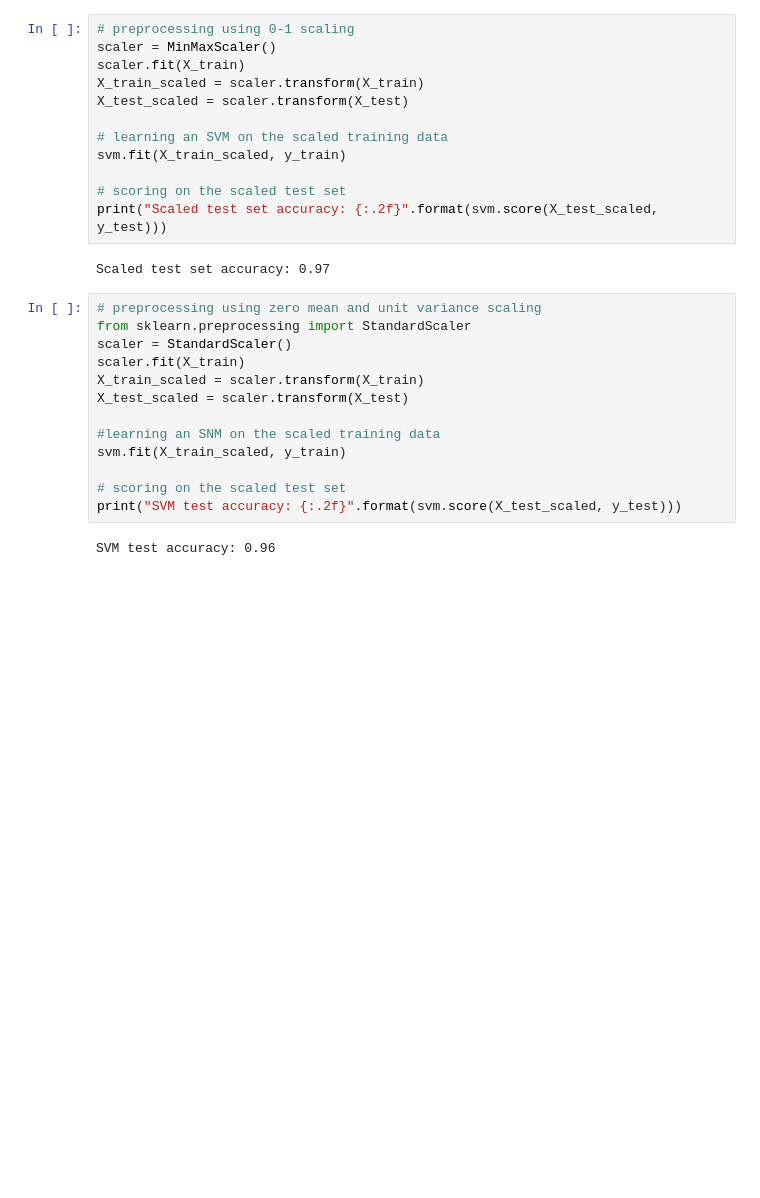
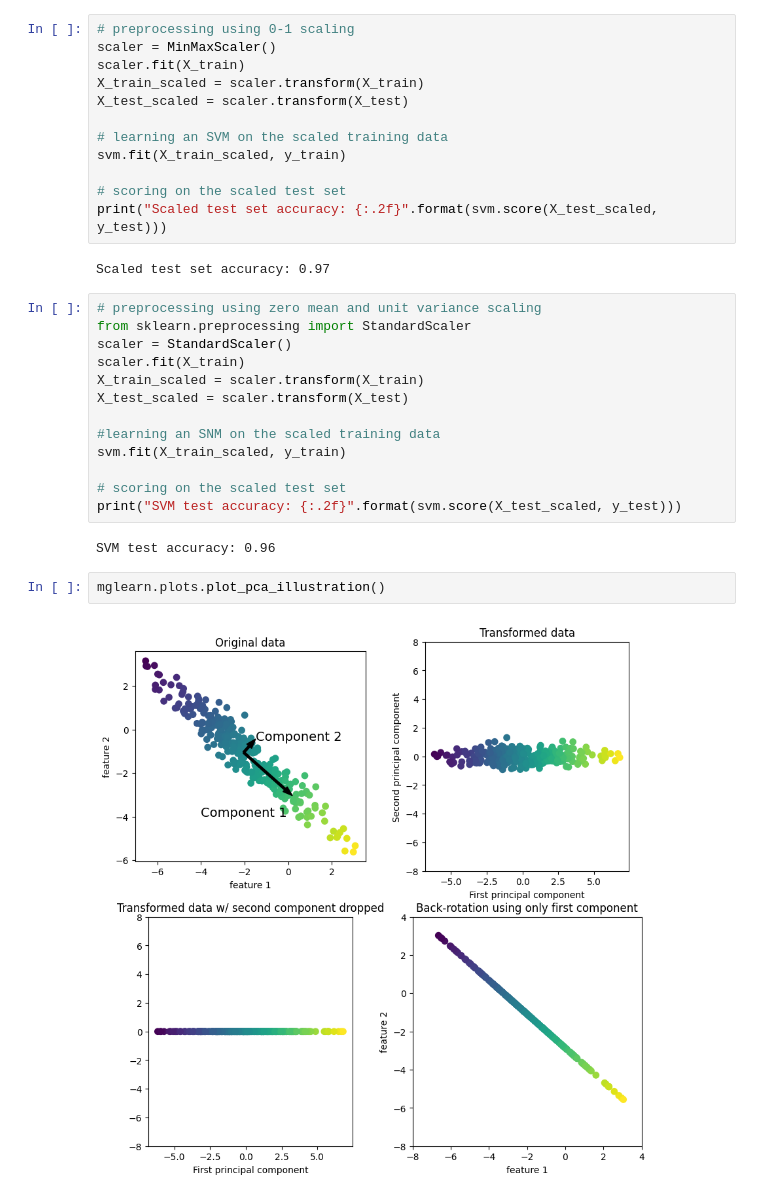
Before and after one commit to Youngsoo1024/Python_ML, a Jupyter notebook: Chap3/ch3_practice.ipynb, the cells around one changed output. Drawn from its saved outputs; the diff is of its cells as text; blank space fills up the shorter version.

```diff
--- a/Chap3/ch3_practice.ipynb
+++ b/Chap3/ch3_practice.ipynb
@@ -177,3 +177,7 @@ svm.fit(X_train_scaled, y_train)
 print("SVM test accuracy: {:.2f}".format(svm.score(X_test_scaled, y_test)))
 # %% [output]
 SVM test accuracy: 0.96
+# %%
+mglearn.plots.plot_pca_illustration()
+# %% [output]
+[figure, added]
```
Also changed, not shown: parts of 3 cells of this notebook.
